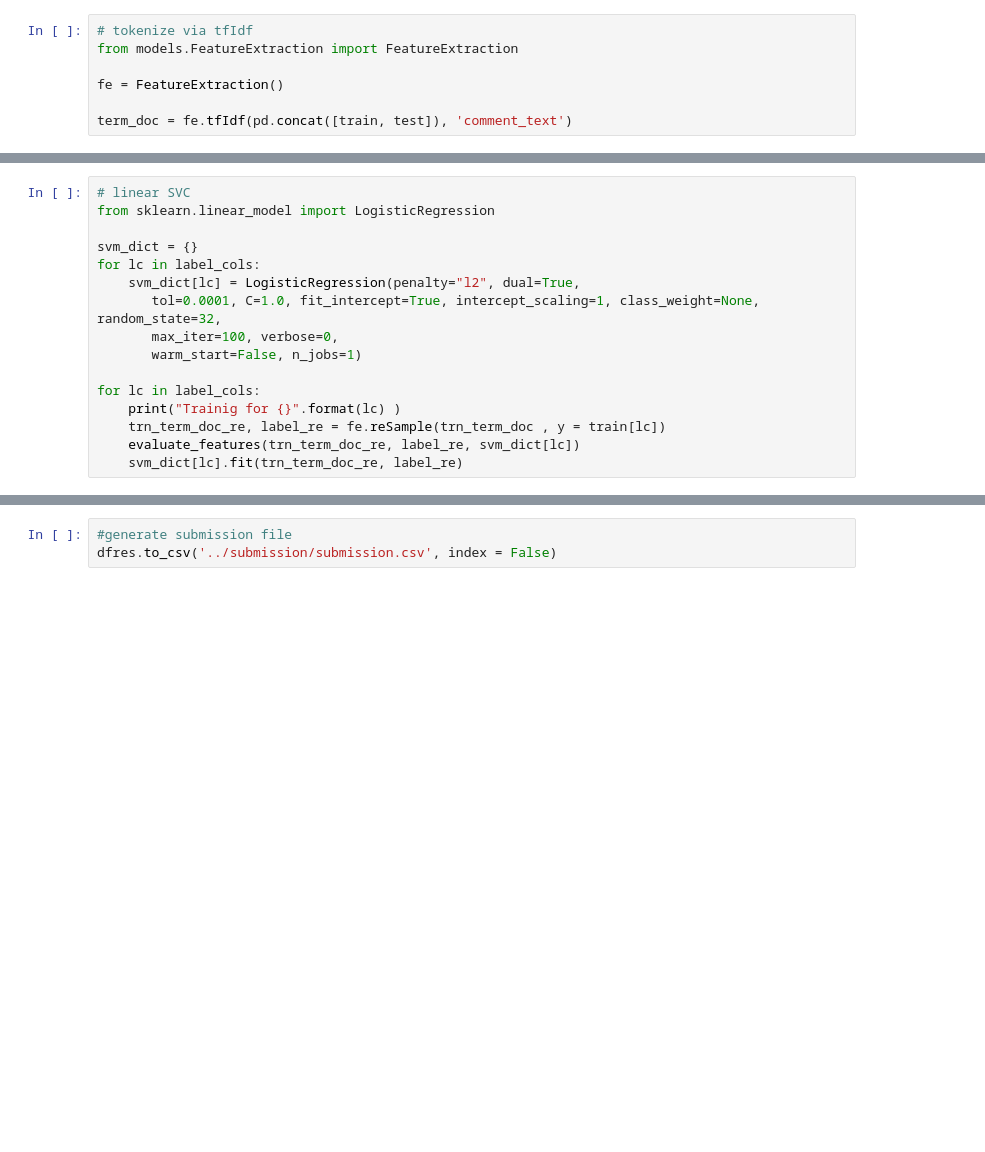
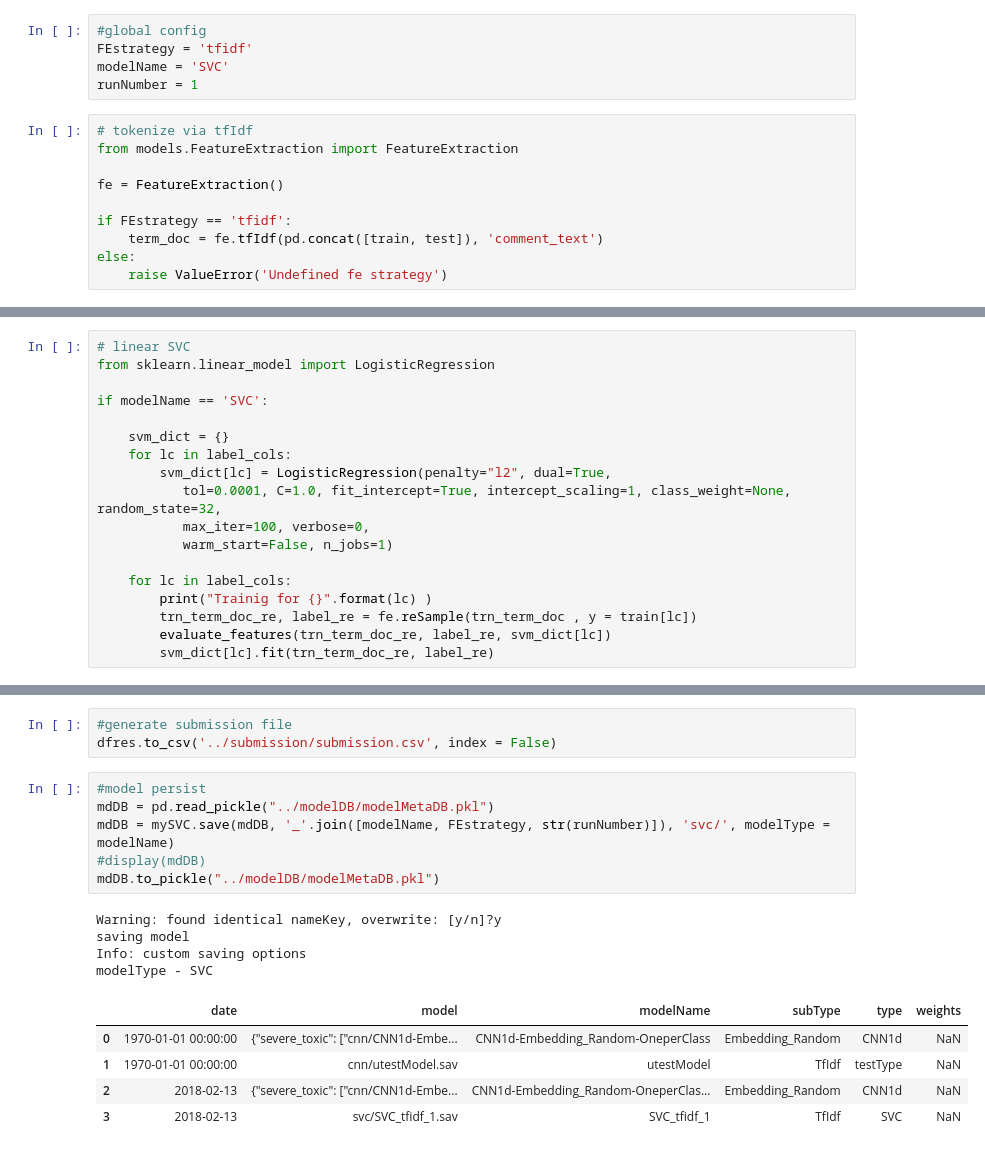
Before and after one commit to PKUGoodSpeed/Kaggle-ToxicClassification, a Jupyter notebook: szhang/notebooks/CountsFeature.ipynb, the cells around one changed output, grey strips where cells are left out. Cells and saved outputs as stored; diff of their text form; blank space fills up the shorter version.

Commit message:
made counts feature more configurable to try out different modles/features

```diff
--- a/szhang/notebooks/CountsFeature.ipynb
+++ b/szhang/notebooks/CountsFeature.ipynb
@@ -61,13 +61,21 @@ toxic samples 16225
 print (pd.concat([train, test]).iloc[159571+1])
 print (train.shape)
 print (test.shape)
+# %%
+#global config
+FEstrategy = 'tfidf'
+modelName = 'SVC'
+runNumber = 1
 # %%
 # tokenize via tfIdf
 from models.FeatureExtraction import FeatureExtraction
 
 fe = FeatureExtraction()
 
-term_doc = fe.tfIdf(pd.concat([train, test]), 'comment_text')
+if FEstrategy == 'tfidf':
+    term_doc = fe.tfIdf(pd.concat([train, test]), 'comment_text')
+else:
+    raise ValueError('Undefined fe strategy')
 # %%
 trn_term_doc = term_doc.tocsr()[0:len(train), :]
 test_term_doc = term_doc.tocsr()[len(train)::, :]
@@ -174,18 +186,20 @@ for lc in label_cols:
 # linear SVC
 from sklearn.linear_model import LogisticRegression
 
-svm_dict = {}
-for lc in label_cols:
-    svm_dict[lc] = LogisticRegression(penalty="l2", dual=True,
-       tol=0.0001, C=1.0, fit_intercept=True, intercept_scaling=1, class_weight=None, random_state=32,
-       max_iter=100, verbose=0,
-       warm_start=False, n_jobs=1)
+if modelName == 'SVC':
 
-for lc in label_cols:
-    print("Trainig for {}".format(lc) )
-    trn_term_doc_re, label_re = fe.reSample(trn_term_doc , y = train[lc])
-    evaluate_features(trn_term_doc_re, label_re, svm_dict[lc])
-    svm_dict[lc].fit(trn_term_doc_re, label_re)
+    svm_dict = {}
+    for lc in label_cols:
+        svm_dict[lc] = LogisticRegression(penalty="l2", dual=True,
+           tol=0.0001, C=1.0, fit_intercept=True, intercept_scaling=1, class_weight=None, random_state=32,
+           max_iter=100, verbose=0,
+           warm_start=False, n_jobs=1)
+
+    for lc in label_cols:
+        print("Trainig for {}".format(lc) )
+        trn_term_doc_re, label_re = fe.reSample(trn_term_doc , y = train[lc])
+        evaluate_features(trn_term_doc_re, label_re, svm_dict[lc])
+        svm_dict[lc].fit(trn_term_doc_re, label_re)
 # %% [output]
 Trainig for toxic
 label0 - 144277
@@ -365,3 +392,19 @@ assert(dfres_loaded.equals(dfres))
 # %%
 #generate submission file
 dfres.to_csv('../submission/submission.csv', index = False)
+# %%
+#model persist
+mdDB = pd.read_pickle("../modelDB/modelMetaDB.pkl")
+mdDB = mySVC.save(mdDB, '_'.join([modelName, FEstrategy, str(runNumber)]), 'svc/', modelType = modelName)
+#display(mdDB)
+mdDB.to_pickle("../modelDB/modelMetaDB.pkl")
+# %% [output]
+Warning: found identical nameKey, overwrite: [y/n]?y
+saving model
+Info: custom saving options
+modelType - SVC
+|  | date | model | modelName | subType | type | weights |
+| 0 | 1970-01-01 00:00:00 | {"severe_toxic": ["cnn/CNN1d-Embe... | CNN1d-Embedding_Random-OneperClass | Embedding_Random | CNN1d | NaN |
+| 1 | 1970-01-01 00:00:00 | cnn/utestModel.sav | utestModel | TfIdf | testType | NaN |
+| 2 | 2018-02-13 | {"severe_toxic": ["cnn/CNN1d-Embe... | CNN1d-Embedding_Random-OneperClas... | Embedding_Random | CNN1d | NaN |
+| 3 | 2018-02-13 | svc/SVC_tfidf_1.sav | SVC_tfidf_1 | TfIdf | SVC | NaN |
```
Also changed, not shown: parts of 5 cells of this notebook, 1 other file.
